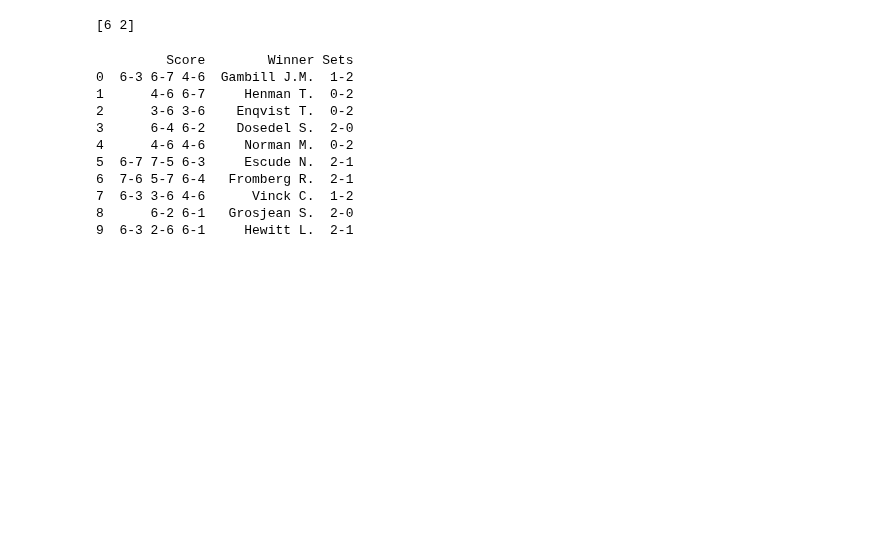
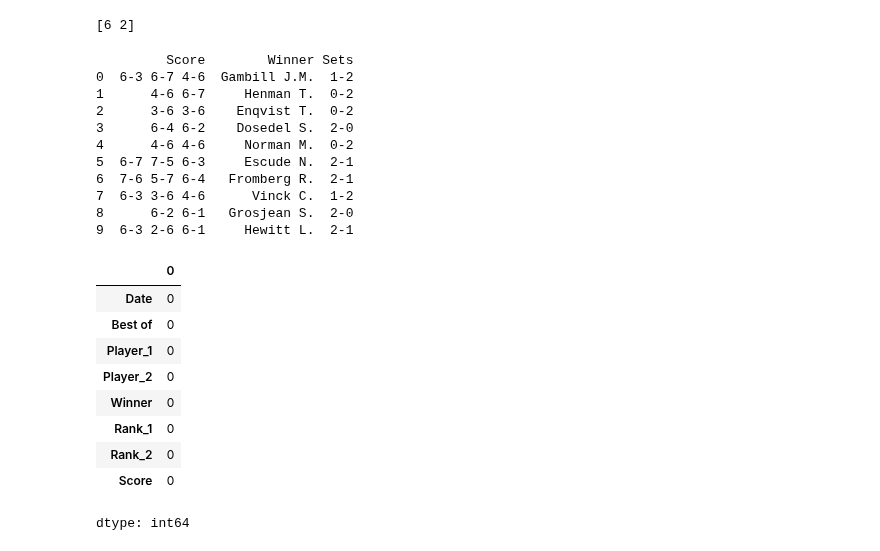
Before and after one commit to NattInsights/ds, a Jupyter notebook: tennis_analysis.ipynb, the cells around one changed output. Drawn from its saved outputs; the diff is of its cells as text; code cells hidden in the pictures; blank space fills up the shorter version.

```diff
--- a/tennis_analysis.ipynb
+++ b/tennis_analysis.ipynb
@@ -135,3 +138,17 @@ print(df[["Score", "Winner", "Sets"]].head(10))
 7  6-3 3-6 4-6      Vinck C.  1-2
 8      6-2 6-1   Grosjean S.  2-0
 9  6-3 2-6 6-1     Hewitt L.  2-1
+# %%
+#checking for missing values in new df
+df1.isna().sum()
+# %% [output]
+|  | 0 |
+| Date | 0 |
+| Best of | 0 |
+| Player_1 | 0 |
+| Player_2 | 0 |
+| Winner | 0 |
+| Rank_1 | 0 |
+| Rank_2 | 0 |
+| Score | 0 |
+dtype: int64
```
Also changed, not shown: parts of 11 cells of this notebook.
